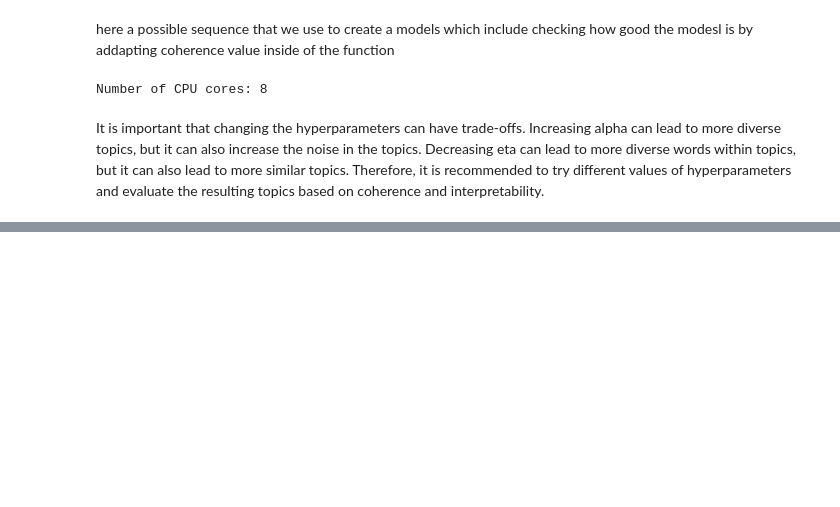
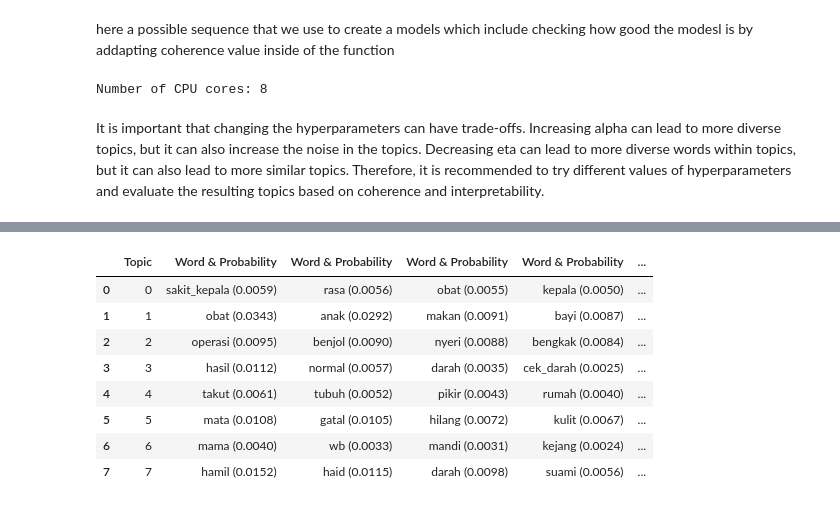
Before and after one commit to 36senm/Topic-Modeling-Study-Case-Telemedicine-Questioner-, a Jupyter notebook: partisitahun.ipynb, the cells around one changed output, grey strips where cells are left out. Drawn from its saved outputs; the diff is of its cells as text; code cells hidden in the pictures; blank space fills up the shorter version.

```diff
--- a/partisitahun.ipynb
+++ b/partisitahun.ipynb
@@ -442,0 +842,23 @@ print(f"Perplexity: {nbound}")
+# %%
+topic_data = []
+for topic_id, topic in topics:
+    words = [word_prob[0] for word_prob in topic]
+    probabilities = [word_prob[1] for word_prob in topic]
+    merged_data = [f'{word} ({prob:.4f})' for word, prob in zip(words, probabilities)]
+    topic_data.append([topic_id] + merged_data)
+
+# Create the dataframe using the topic data
+df_topics = pd.DataFrame(topic_data, columns=['Topic'] + ['Word & Probability'] * len(words))
+
+# Print the dataframe
+df_topics
+# %% [output]
+|  | Topic | Word & Probability | Word & Probability | Word & Probability | Word & Probability | ... |
+| 0 | 0 | sakit_kepala (0.0059) | rasa (0.0056) | obat (0.0055) | kepala (0.0050) | ... |
+| 1 | 1 | obat (0.0343) | anak (0.0292) | makan (0.0091) | bayi (0.0087) | ... |
+| 2 | 2 | operasi (0.0095) | benjol (0.0090) | nyeri (0.0088) | bengkak (0.0084) | ... |
+| 3 | 3 | hasil (0.0112) | normal (0.0057) | darah (0.0035) | cek_darah (0.0025) | ... |
+| 4 | 4 | takut (0.0061) | tubuh (0.0052) | pikir (0.0043) | rumah (0.0040) | ... |
+| 5 | 5 | mata (0.0108) | gatal (0.0105) | hilang (0.0072) | kulit (0.0067) | ... |
+| 6 | 6 | mama (0.0040) | wb (0.0033) | mandi (0.0031) | kejang (0.0024) | ... |
+| 7 | 7 | hamil (0.0152) | haid (0.0115) | darah (0.0098) | suami (0.0056) | ... |
```
Also changed, not shown: parts of 74 cells of this notebook.
